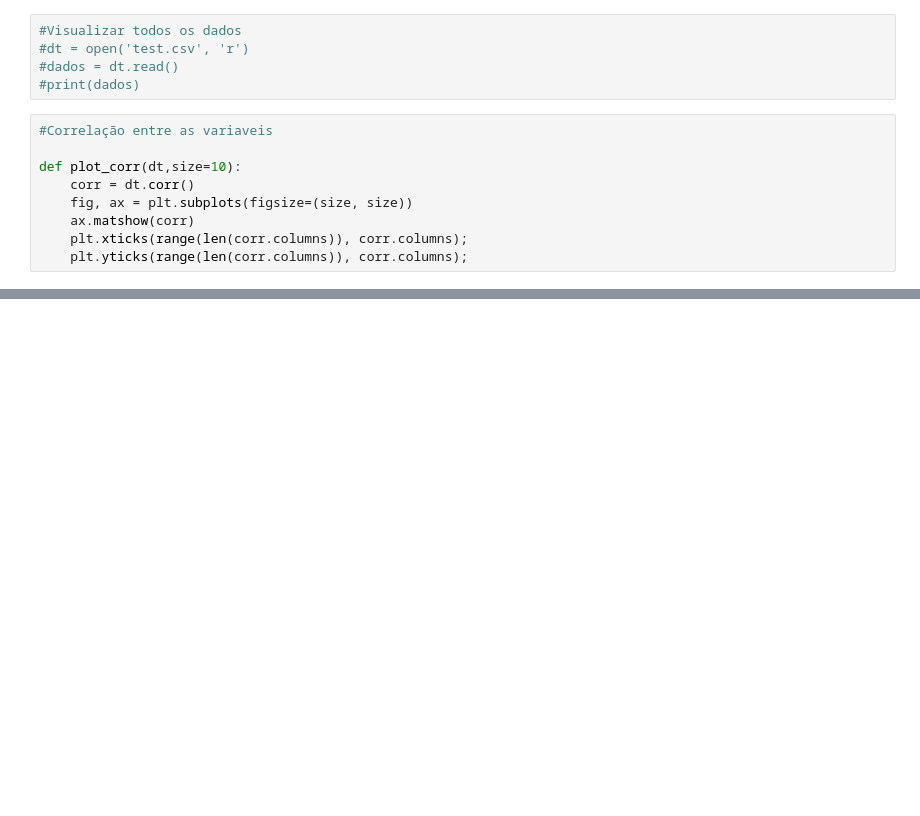
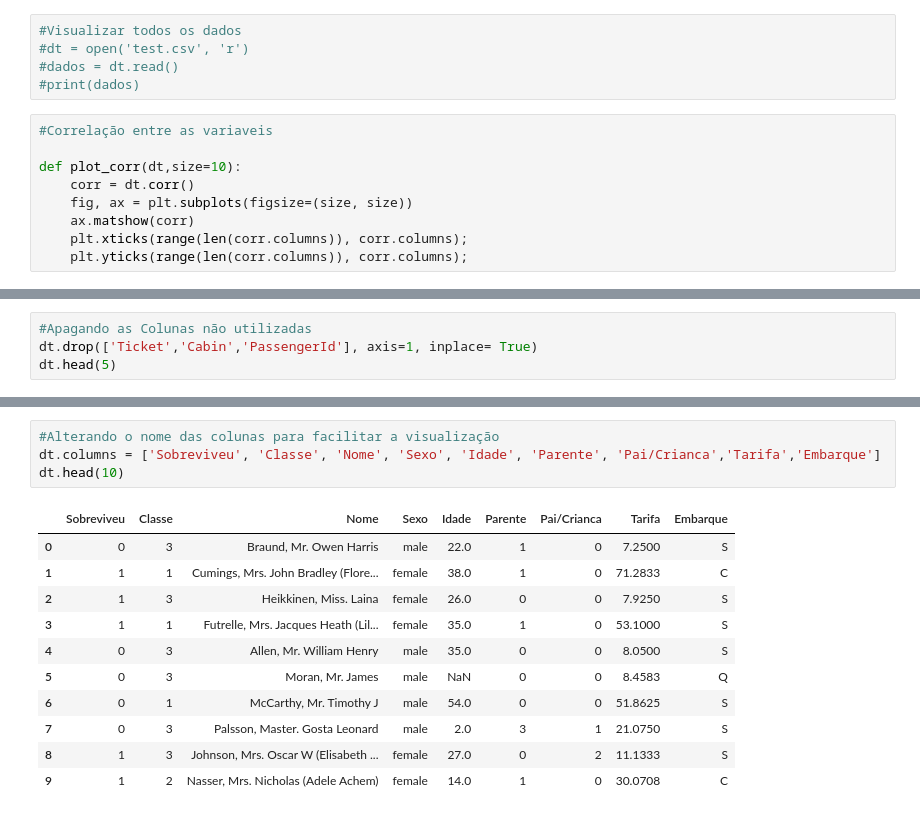
Before and after one commit to RodrigoRogerio/MachineLearningTitanic, a Jupyter notebook: DesafioTitanic.ipynb, the cells around one changed output, grey strips where cells are left out. Saved outputs shown, nothing was run; the diff lists cells and outputs as text; blank space fills up the shorter version.

Commit message:
Alterações na Tabela
Alterando nome das Colunas, Substituindo em Idade o NaN por 0, deixando as informações mais claras para leitura

```diff
--- a/DesafioTitanic.ipynb
+++ b/DesafioTitanic.ipynb
@@ -48,0 +62,4 @@ plot_corr(dt)
+# %%
+#Apagando as Colunas não utilizadas
+dt.drop(['Ticket','Cabin','PassengerId'], axis=1, inplace= True)
+dt.head(5)
@@ -48,0 +73,16 @@ plot_corr(dt)
+# %%
+#Alterando o nome das colunas para facilitar a visualização
+dt.columns = ['Sobreviveu', 'Classe', 'Nome', 'Sexo', 'Idade', 'Parente', 'Pai/Crianca','Tarifa','Embarque']
+dt.head(10)
+# %% [output]
+|  | Sobreviveu | Classe | Nome | Sexo | Idade | Parente | Pai/Crianca | Tarifa | Embarque |
+| 0 | 0 | 3 | Braund, Mr. Owen Harris | male | 22.0 | 1 | 0 | 7.2500 | S |
+| 1 | 1 | 1 | Cumings, Mrs. John Bradley (Flore... | female | 38.0 | 1 | 0 | 71.2833 | C |
+| 2 | 1 | 3 | Heikkinen, Miss. Laina | female | 26.0 | 0 | 0 | 7.9250 | S |
+| 3 | 1 | 1 | Futrelle, Mrs. Jacques Heath (Lil... | female | 35.0 | 1 | 0 | 53.1000 | S |
+| 4 | 0 | 3 | Allen, Mr. William Henry | male | 35.0 | 0 | 0 | 8.0500 | S |
+| 5 | 0 | 3 | Moran, Mr. James | male | NaN | 0 | 0 | 8.4583 | Q |
+| 6 | 0 | 1 | McCarthy, Mr. Timothy J | male | 54.0 | 0 | 0 | 51.8625 | S |
+| 7 | 0 | 3 | Palsson, Master. Gosta Leonard | male | 2.0 | 3 | 1 | 21.0750 | S |
+| 8 | 1 | 3 | Johnson, Mrs. Oscar W (Elisabeth ... | female | 27.0 | 0 | 2 | 11.1333 | S |
+| 9 | 1 | 2 | Nasser, Mrs. Nicholas (Adele Achem) | female | 14.0 | 1 | 0 | 30.0708 | C |
```
Also changed, not shown: parts of 9 cells of this notebook.
